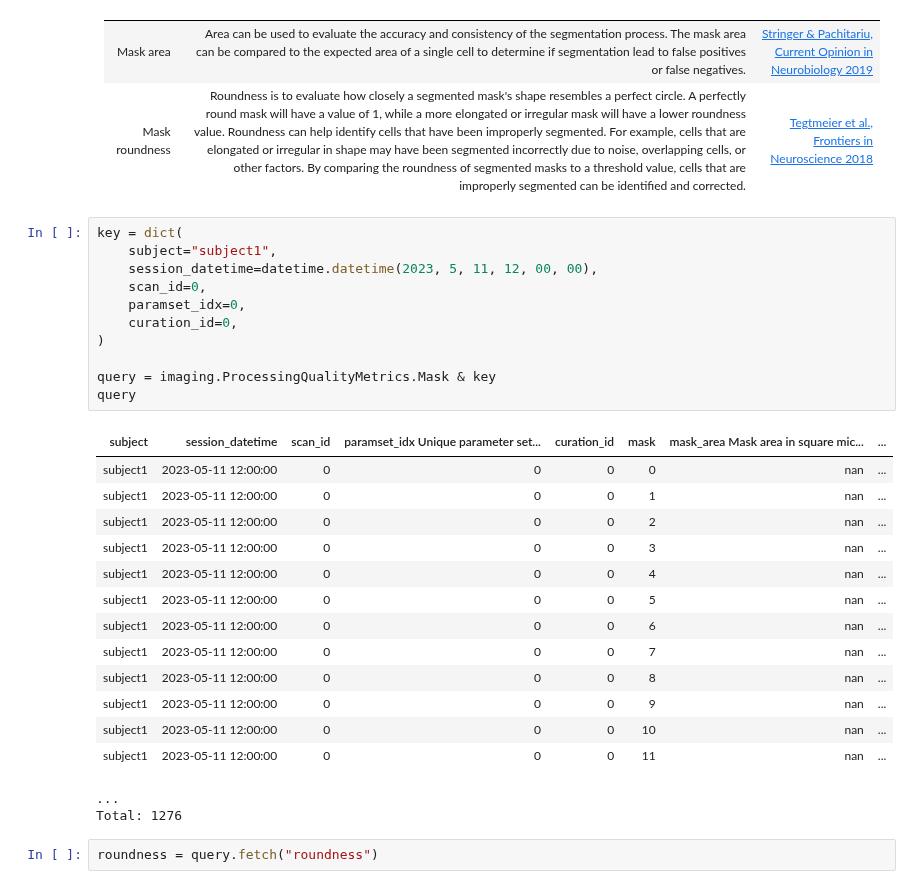
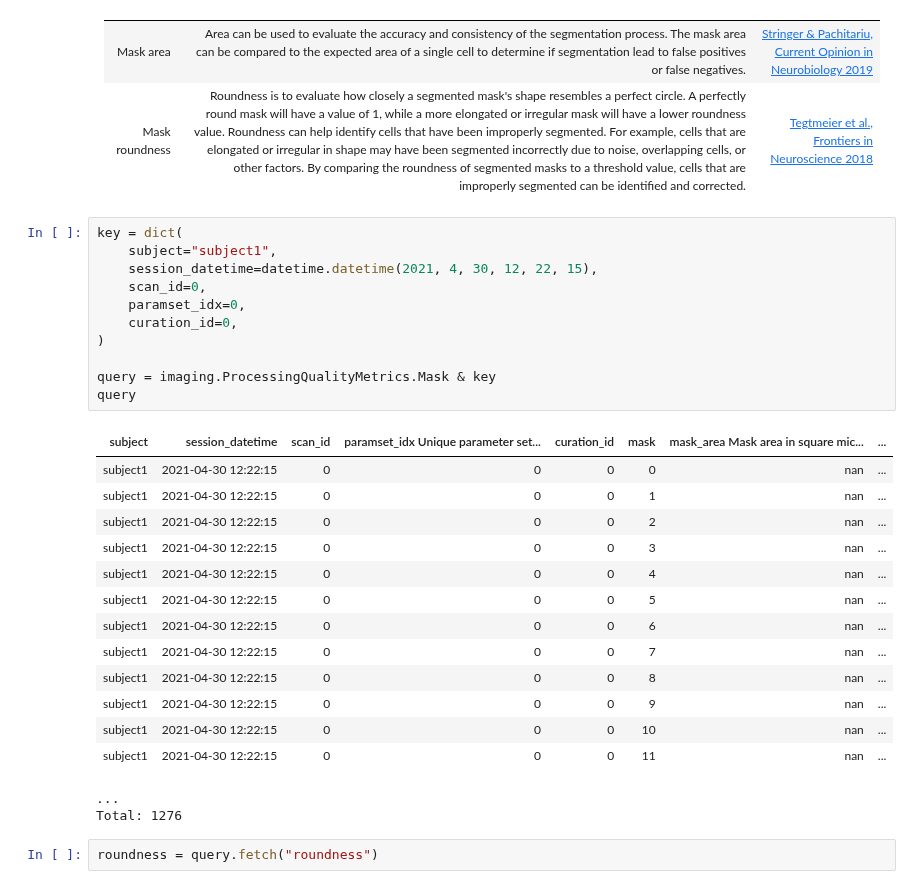
Before and after one commit to datajoint/element-calcium-imaging, a Jupyter notebook: notebooks/quality_metrics.ipynb, the cells around one changed output. Saved outputs shown, nothing was run; the diff lists cells and outputs as text.

```diff
--- a/notebooks/quality_metrics.ipynb
+++ b/notebooks/quality_metrics.ipynb
@@ -163,28 +169,28 @@ index 504 is out of bounds for axis 0 with size 504
 # %%
 key = dict(
     subject="subject1",
-    session_datetime=datetime.datetime(2023, 5, 11, 12, 00, 00),
+    session_datetime=datetime.datetime(2021, 4, 30, 12, 22, 15),
     scan_id=0,
     paramset_idx=0,
     curation_id=0,
 )
 
 query = imaging.ProcessingQualityMetrics.Mask & key
 query
 # %% [output]
 | subject | session_datetime | scan_id | paramset_idx Unique parameter set... | curation_id | mask | mask_area Mask area in square mic... | ... |
-| subject1 | 2023-05-11 12:00:00 | 0 | 0 | 0 | 0 | nan | ... |
-| subject1 | 2023-05-11 12:00:00 | 0 | 0 | 0 | 1 | nan | ... |
-| subject1 | 2023-05-11 12:00:00 | 0 | 0 | 0 | 2 | nan | ... |
-| subject1 | 2023-05-11 12:00:00 | 0 | 0 | 0 | 3 | nan | ... |
-| subject1 | 2023-05-11 12:00:00 | 0 | 0 | 0 | 4 | nan | ... |
-| subject1 | 2023-05-11 12:00:00 | 0 | 0 | 0 | 5 | nan | ... |
-| subject1 | 2023-05-11 12:00:00 | 0 | 0 | 0 | 6 | nan | ... |
-| subject1 | 2023-05-11 12:00:00 | 0 | 0 | 0 | 7 | nan | ... |
-| subject1 | 2023-05-11 12:00:00 | 0 | 0 | 0 | 8 | nan | ... |
-| subject1 | 2023-05-11 12:00:00 | 0 | 0 | 0 | 9 | nan | ... |
-| subject1 | 2023-05-11 12:00:00 | 0 | 0 | 0 | 10 | nan | ... |
-| subject1 | 2023-05-11 12:00:00 | 0 | 0 | 0 | 11 | nan | ... |
+| subject1 | 2021-04-30 12:22:15 | 0 | 0 | 0 | 0 | nan | ... |
+| subject1 | 2021-04-30 12:22:15 | 0 | 0 | 0 | 1 | nan | ... |
+| subject1 | 2021-04-30 12:22:15 | 0 | 0 | 0 | 2 | nan | ... |
+| subject1 | 2021-04-30 12:22:15 | 0 | 0 | 0 | 3 | nan | ... |
+| subject1 | 2021-04-30 12:22:15 | 0 | 0 | 0 | 4 | nan | ... |
+| subject1 | 2021-04-30 12:22:15 | 0 | 0 | 0 | 5 | nan | ... |
+| subject1 | 2021-04-30 12:22:15 | 0 | 0 | 0 | 6 | nan | ... |
+| subject1 | 2021-04-30 12:22:15 | 0 | 0 | 0 | 7 | nan | ... |
+| subject1 | 2021-04-30 12:22:15 | 0 | 0 | 0 | 8 | nan | ... |
+| subject1 | 2021-04-30 12:22:15 | 0 | 0 | 0 | 9 | nan | ... |
+| subject1 | 2021-04-30 12:22:15 | 0 | 0 | 0 | 10 | nan | ... |
+| subject1 | 2021-04-30 12:22:15 | 0 | 0 | 0 | 11 | nan | ... |
 ...
 Total: 1276
 # %%
```
Also changed, not shown: parts of 5 cells of this notebook, 1 other file.
